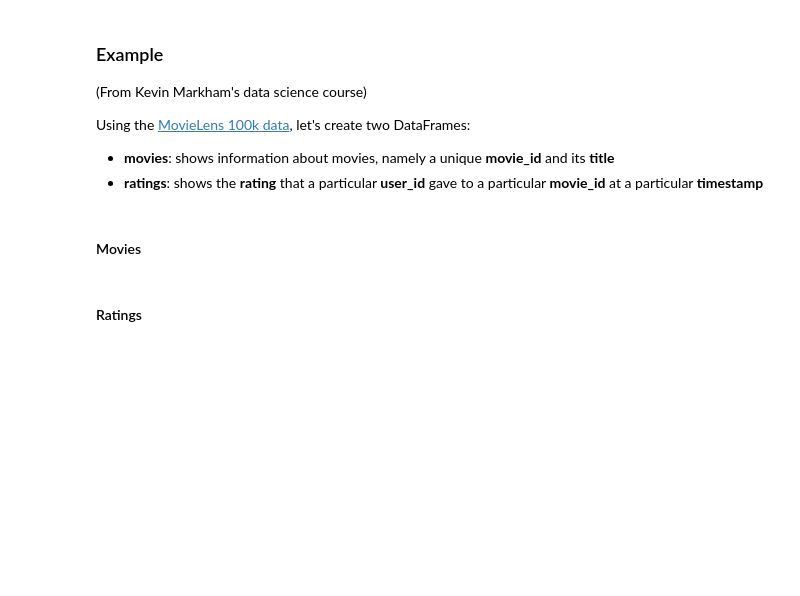
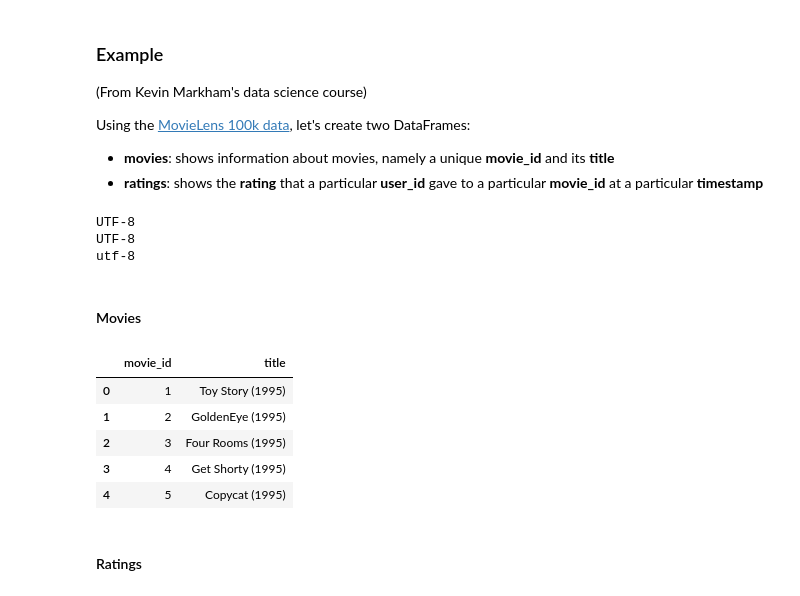
Before and after one commit to jaehyounlee/pythonStudy, a Jupyter notebook: classNote_week2/lab/03_Tutorial_for_pandas.ipynb, the cells around one changed output. Cells and saved outputs as stored; diff of their text form; code cells hidden in the pictures; blank space fills up the shorter version.

```diff
--- a/classNote_week2/lab/03_Tutorial_for_pandas.ipynb
+++ b/classNote_week2/lab/03_Tutorial_for_pandas.ipynb
@@ -169,13 +352,31 @@ Using the [MovieLens 100k data](http://grouplens.org/datasets/movielens/), let's
 
 - **movies**: shows information about movies, namely a unique **movie_id** and its **title**
 - **ratings**: shows the **rating** that a particular **user_id** gave to a particular **movie_id** at a particular **timestamp**
+# %%
+import locale
+import sys
+
+print (locale.getpreferredencoding())
+print(sys.stdout.encoding)
+print(sys.getdefaultencoding())
+# %% [output]
+UTF-8
+UTF-8
+utf-8
 # %% [markdown]
 #### Movies
 # %%
 movie_url = 'https://raw.githubusercontent.com/justmarkham/DAT8/master/data/u.item'
 movie_cols = ['movie_id', 'title']
-movies = pd.read_table(movie_url, sep='|', header=None, names=movie_cols, usecols=[0, 1])
+movies = pd.read_table(movie_url, sep='|', header=None, names=movie_cols, usecols=[0, 1], encoding='cp1252')
 movies.head()
+# %% [output]
+|  | movie_id | title |
+| 0 | 1 | Toy Story (1995) |
+| 1 | 2 | GoldenEye (1995) |
+| 2 | 3 | Four Rooms (1995) |
+| 3 | 4 | Get Shorty (1995) |
+| 4 | 5 | Copycat (1995) |
 # %% [markdown]
 #### Ratings
 # %%
```
Also changed, not shown: parts of 25 cells of this notebook, 4 other files.
